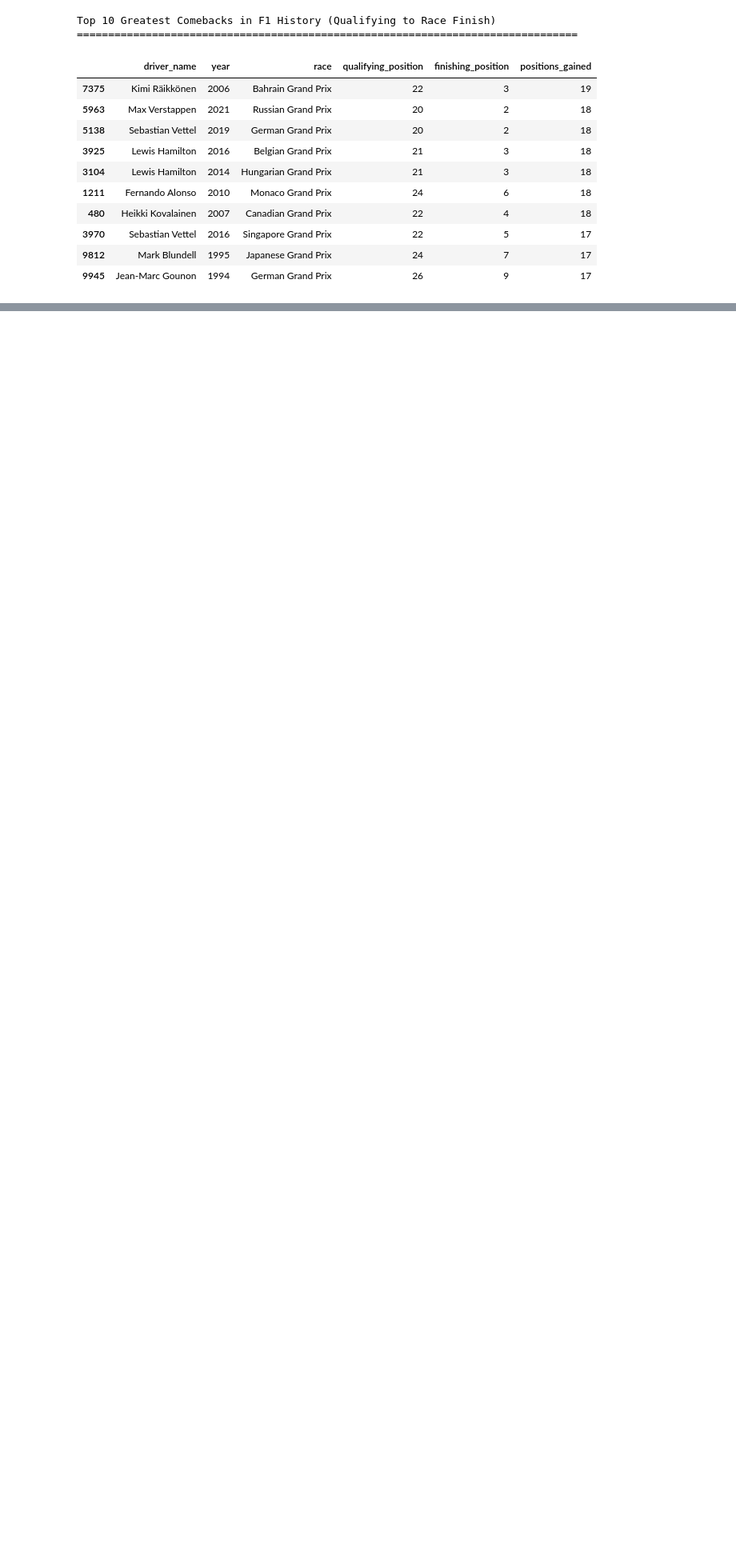
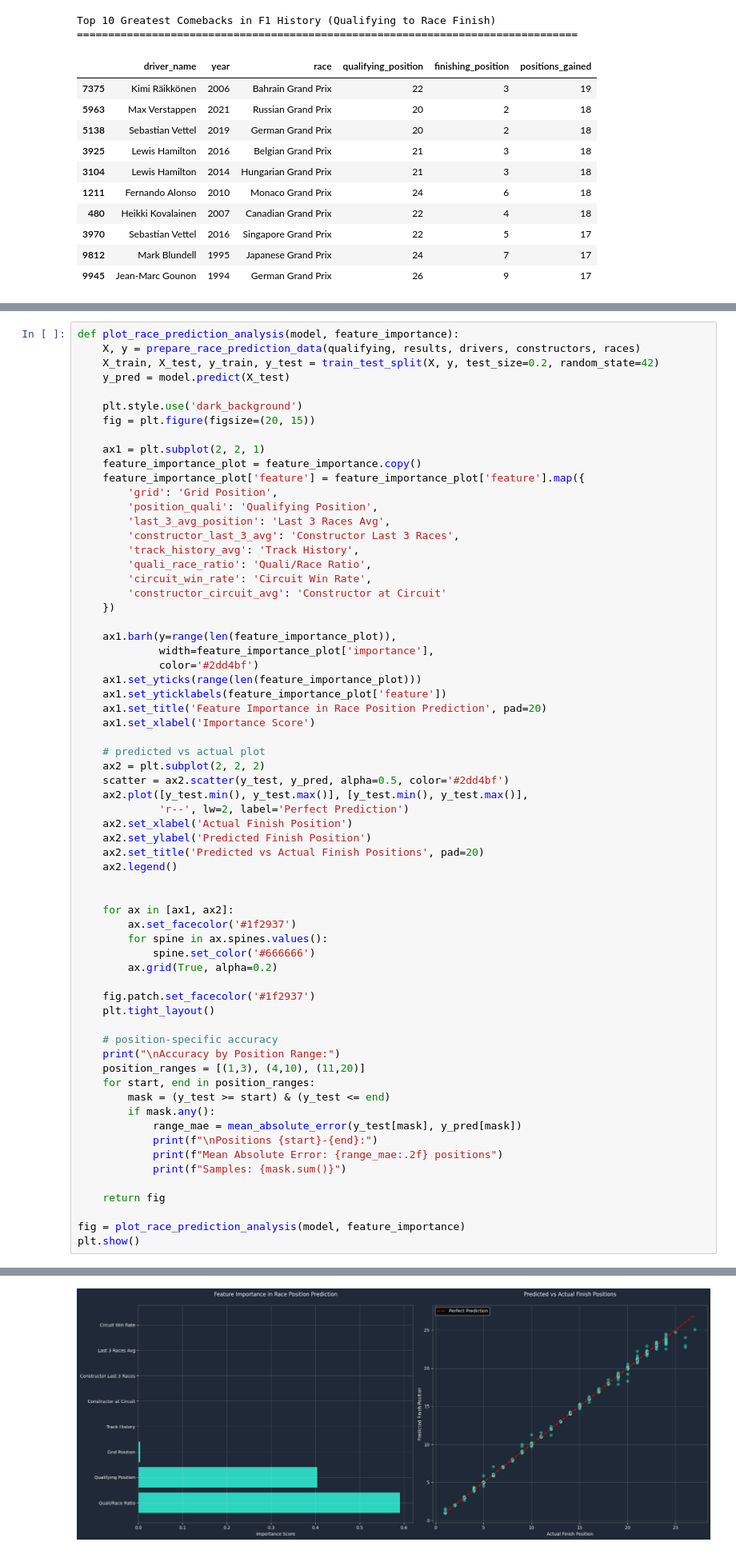
Before and after one commit to vladi2703/F1-Analytics, a Jupyter notebook: analytics.ipynb, the cells around one changed output, grey strips where cells are left out. Shown at 80% size. Drawn from its saved outputs; the diff is of its cells as text; blank space fills up the shorter version.

Commit message:
add error entities and random forest

```diff
--- a/analytics.ipynb
+++ b/analytics.ipynb
@@ -878,0 +1161,66 @@ plt.show()
+# %%
+def plot_race_prediction_analysis(model, feature_importance):
+    X, y = prepare_race_prediction_data(qualifying, results, drivers, constructors, races)
+    X_train, X_test, y_train, y_test = train_test_split(X, y, test_size=0.2, random_state=42)
+    y_pred = model.predict(X_test)
+
+    plt.style.use('dark_background')
+    fig = plt.figure(figsize=(20, 15))
+
+    ax1 = plt.subplot(2, 2, 1)
+    feature_importance_plot = feature_importance.copy()
+    feature_importance_plot['feature'] = feature_importance_plot['feature'].map({
+        'grid': 'Grid Position',
+        'position_quali': 'Qualifying Position',
+        'last_3_avg_position': 'Last 3 Races Avg',
+        'constructor_last_3_avg': 'Constructor Last 3 Races',
+        'track_history_avg': 'Track History',
+        'quali_race_ratio': 'Quali/Race Ratio',
+        'circuit_win_rate': 'Circuit Win Rate',
+        'constructor_circuit_avg': 'Constructor at Circuit'
+    })
+
+    ax1.barh(y=range(len(feature_importance_plot)),
+             width=feature_importance_plot['importance'],
+             color='#2dd4bf')
+    ax1.set_yticks(range(len(feature_importance_plot)))
+    ax1.set_yticklabels(feature_importance_plot['feature'])
+    ax1.set_title('Feature Importance in Race Position Prediction', pad=20)
+    ax1.set_xlabel('Importance Score')
+
+    # predicted vs actual plot
+    ax2 = plt.subplot(2, 2, 2)
+    scatter = ax2.scatter(y_test, y_pred, alpha=0.5, color='#2dd4bf')
+    ax2.plot([y_test.min(), y_test.max()], [y_test.min(), y_test.max()],
+             'r--', lw=2, label='Perfect Prediction')
+    ax2.set_xlabel('Actual Finish Position')
+    ax2.set_ylabel('Predicted Finish Position')
+    ax2.set_title('Predicted vs Actual Finish Positions', pad=20)
+    ax2.legend()
+
+
+    for ax in [ax1, ax2]:
+        ax.set_facecolor('#1f2937')
+        for spine in ax.spines.values():
+            spine.set_color('#666666')
+        ax.grid(True, alpha=0.2)
+
+    fig.patch.set_facecolor('#1f2937')
+    plt.tight_layout()
+
+    # position-specific accuracy
+    print("\nAccuracy by Position Range:")
+    position_ranges = [(1,3), (4,10), (11,20)]
+    for start, end in position_ranges:
+        mask = (y_test >= start) & (y_test <= end)
+        if mask.any():
+            range_mae = mean_absolute_error(y_test[mask], y_pred[mask])
+            print(f"\nPositions {start}-{end}:")
+            print(f"Mean Absolute Error: {range_mae:.2f} positions")
+            print(f"Samples: {mask.sum()}")
+
+    return fig
+
+fig = plot_race_prediction_analysis(model, feature_importance)
+plt.show()
+# %% [output]
@@ -878,0 +1240 @@ plt.show()
+[figure, added]
```
Also changed, not shown: parts of 10 cells of this notebook, 1 other file.
